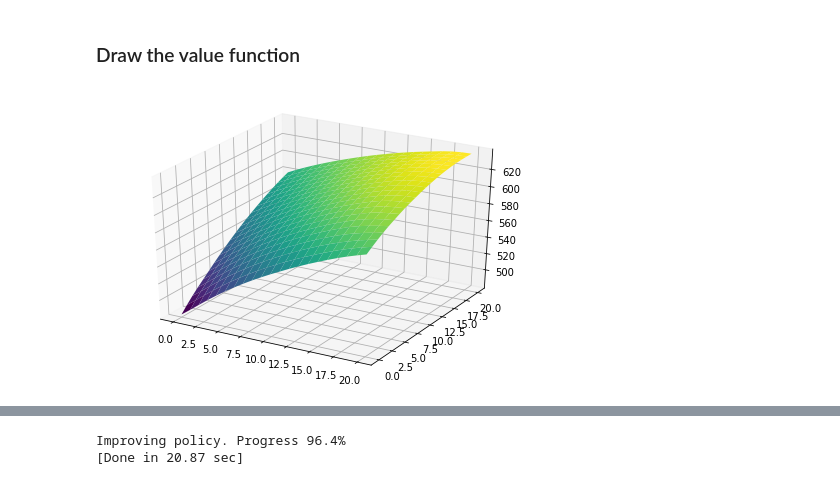
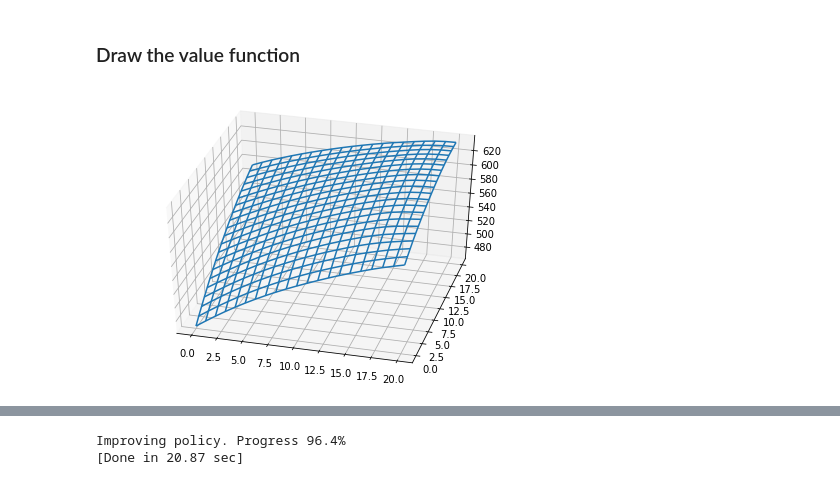
Before and after one commit to muarvyn/SuttonBartoRLBook.exercise, a Jupyter notebook: DP/JacksCar.ipynb, the cells around one changed output, grey strips where cells are left out. Cells and saved outputs as stored; diff of their text form; code cells hidden in the pictures.

Commit message:
Improved graphic output of policy.

```diff
--- a/DP/JacksCar.ipynb
+++ b/DP/JacksCar.ipynb
@@ -240,20 +258,21 @@ while True:
 # %%
 from matplotlib import cm
 from mpl_toolkits.mplot3d import Axes3D
 
 X = np.arange(0, 21, 1)
 Y = np.arange(0, 21, 1)
 X, Y = np.meshgrid(X, Y)
 
 it = zip(X.ravel(), Y.ravel())
 
 fig = plt.figure()
-ax = Axes3D(fig)
-ax.plot_surface(X, Y, v, rstride=1, cstride=1, cmap=cm.viridis)
+ax = Axes3D(fig, azim=-75, elev = 40)
+#ax.plot_surface(X, Y, v, rstride=1, cstride=1, cmap=cm.viridis)
+ax.plot_wireframe(X, Y, v, rstride=1, cstride=1)
 
 plt.show()
 # %% [output]
-[figure, old version]
+[figure, new version]
 # %%
 np.min(value), np.max(value)
 # %% [output]
```
Also changed, not shown: parts of 6 cells of this notebook.
